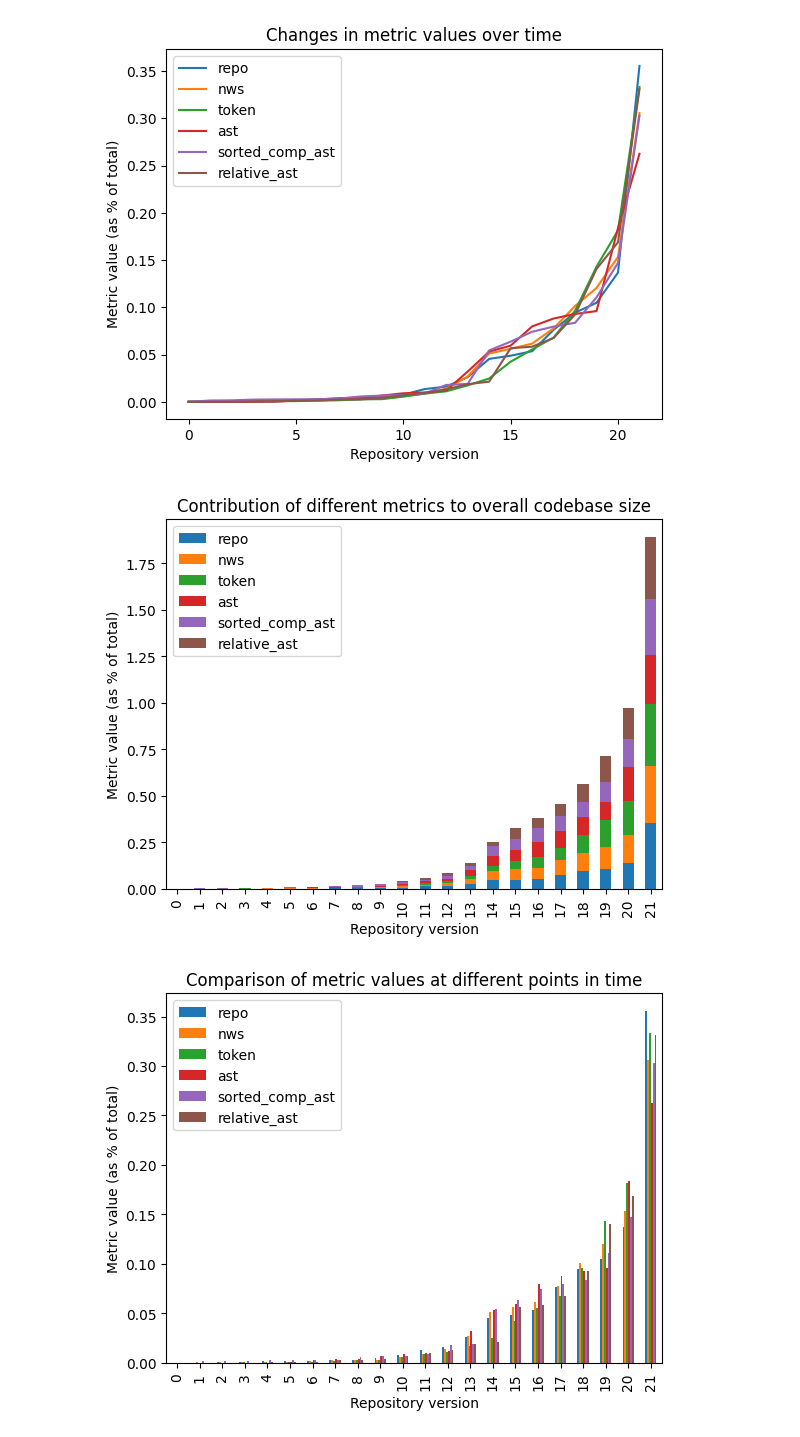
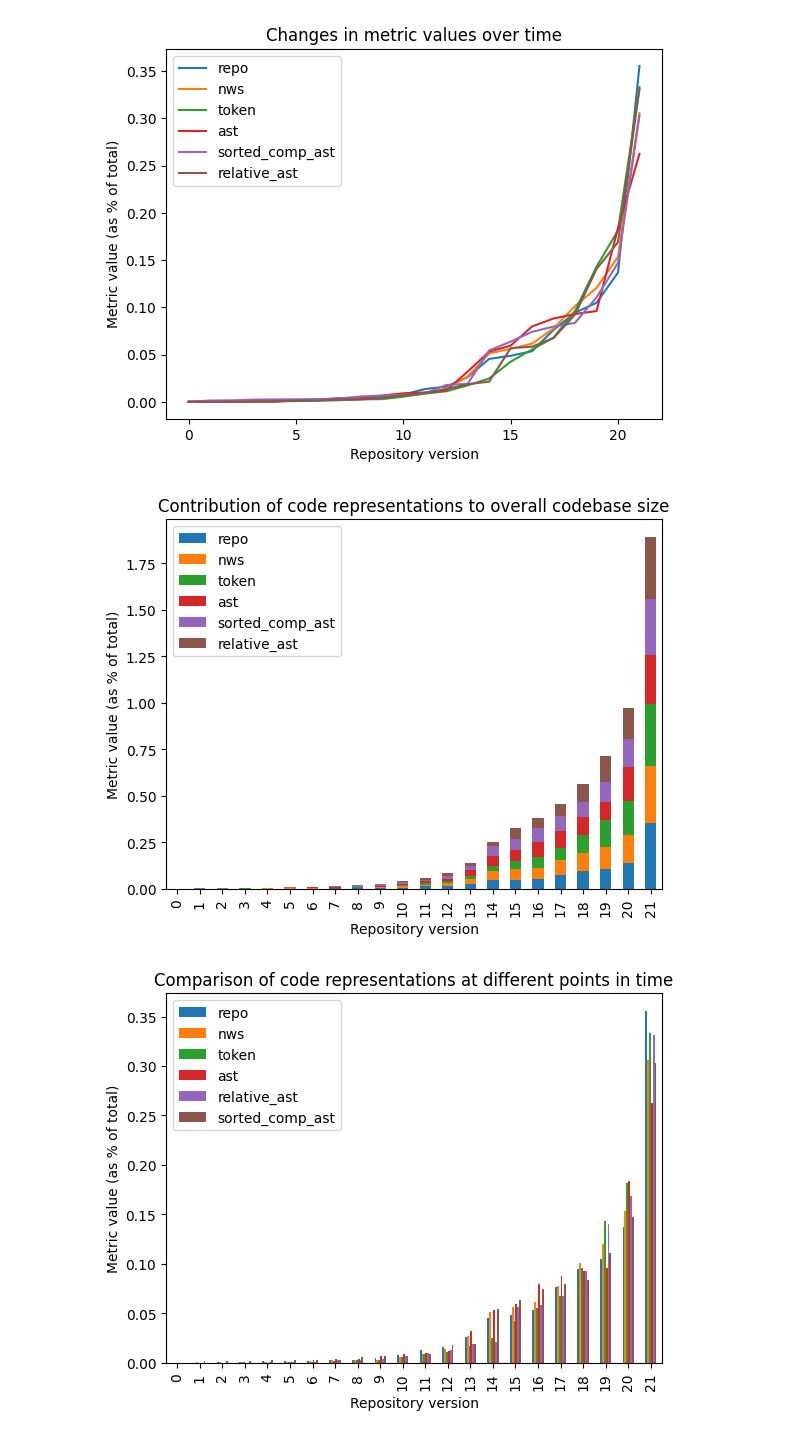
Before and after one commit to lothbrokq/formast, a Jupyter notebook: eval/evaluation_onlinebookstore.ipynb, the cells around one changed output. Cells and saved outputs as stored; diff of their text form; code cells hidden in the pictures.

```diff
--- a/eval/evaluation_onlinebookstore.ipynb
+++ b/eval/evaluation_onlinebookstore.ipynb
@@ -46,7 +47,7 @@ def mergeall(**dfs):
         table = pd.merge(table, df.rename(columns = dict(changes=key)), left_index=True, right_index=True, validate="1:1", how="outer")
     return table
 
-df_merged = mergeall(nws = df_java_nws, token = df_token, ast = df_ast, sorted_comp_ast = df_sort_comp_ast, relative_ast = df_rel_ast).fillna(0, downcast="int64")
+df_merged = mergeall(token = df_token, ast = df_ast, sorted_comp_ast = df_sort_comp_ast, relative_ast = df_rel_ast, nws = df_java_nws).fillna(0, downcast="int64")
 
 df_merged.isna().sum()
 df_merged
@@ -123,18 +344,18 @@ import matplotlib.pyplot as plt
 (df[['repo', 'nws', 'token', 'ast', 'sorted_comp_ast', 'relative_ast']] / df[['repo', 'nws', 'token', 'ast', 'sorted_comp_ast', 'relative_ast']].sum()).plot(kind='bar', stacked=True)
 plt.xlabel('Repository version')
 plt.ylabel('Metric value (as % of total)')
-plt.title('Contribution of different metrics to overall codebase size')
+plt.title('Contribution of code representations to overall codebase size')
 plt.show()
 # %% [output]
-[figure, old version]
+[figure, new version]
 # %%
 import matplotlib.pyplot as plt
 
-(df[['repo', 'nws', 'token', 'ast', 'sorted_comp_ast', 'relative_ast']] / df[['repo', 'nws', 'token', 'ast', 'sorted_comp_ast', 'relative_ast']].sum()).plot(kind='bar')
+(df[['repo', 'nws', 'token', 'ast', 'relative_ast', 'sorted_comp_ast']] / df[['repo', 'nws', 'token', 'ast', 'relative_ast', 'sorted_comp_ast']].sum()).plot(kind='bar')
 plt.xlabel('Repository version')
 plt.ylabel('Metric value (as % of total)')
-plt.title('Comparison of metric values at different points in time')
+plt.title('Comparison of code representations at different points in time')
 plt.show()
 # %% [output]
-[figure, old version]
+[figure, new version]
 # %%
```
Also changed, not shown: parts of 18 cells of this notebook, 46 other files.
